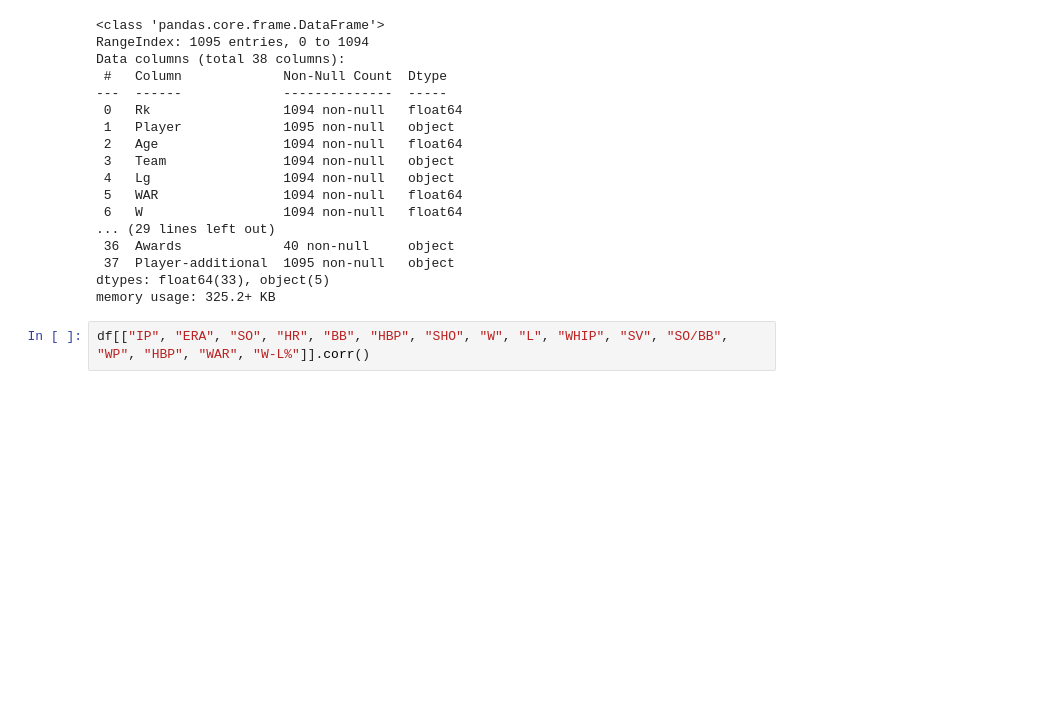
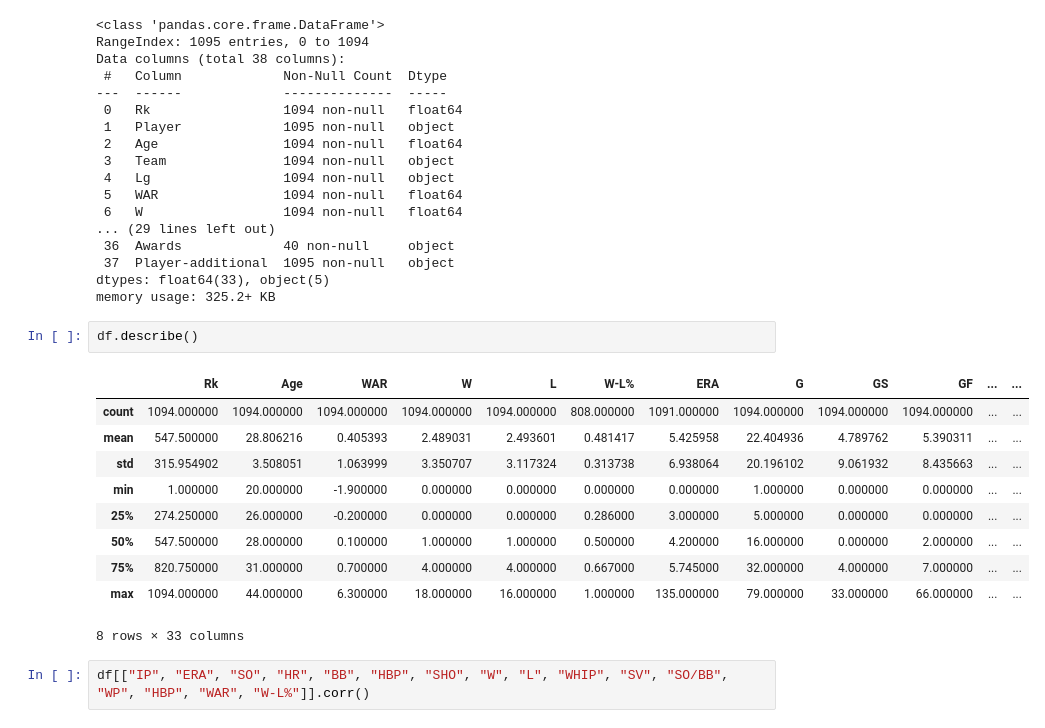
Before and after one commit to Tomas-Santana/ml-nb, a Jupyter notebook: 1/pitch_data_2024.ipynb, the cells around one changed output. Drawn from its saved outputs; the diff is of its cells as text; blank space fills up the shorter version.

```diff
--- a/1/pitch_data_2024.ipynb
+++ b/1/pitch_data_2024.ipynb
@@ -38,6 +38,19 @@ Data columns (total 38 columns):
  37  Player-additional  1095 non-null   object
 dtypes: float64(33), object(5)
 memory usage: 325.2+ KB
+# %%
+df.describe()
+# %% [output]
+|  | Rk | Age | WAR | W | L | W-L% | ERA | G | GS | GF | ... | ... |
+| count | 1094.000000 | 1094.000000 | 1094.000000 | 1094.000000 | 1094.000000 | 808.000000 | 1091.000000 | 1094.000000 | 1094.000000 | 1094.000000 | ... | ... |
+| mean | 547.500000 | 28.806216 | 0.405393 | 2.489031 | 2.493601 | 0.481417 | 5.425958 | 22.404936 | 4.789762 | 5.390311 | ... | ... |
+| std | 315.954902 | 3.508051 | 1.063999 | 3.350707 | 3.117324 | 0.313738 | 6.938064 | 20.196102 | 9.061932 | 8.435663 | ... | ... |
+| min | 1.000000 | 20.000000 | -1.900000 | 0.000000 | 0.000000 | 0.000000 | 0.000000 | 1.000000 | 0.000000 | 0.000000 | ... | ... |
+| 25% | 274.250000 | 26.000000 | -0.200000 | 0.000000 | 0.000000 | 0.286000 | 3.000000 | 5.000000 | 0.000000 | 0.000000 | ... | ... |
+| 50% | 547.500000 | 28.000000 | 0.100000 | 1.000000 | 1.000000 | 0.500000 | 4.200000 | 16.000000 | 0.000000 | 2.000000 | ... | ... |
+| 75% | 820.750000 | 31.000000 | 0.700000 | 4.000000 | 4.000000 | 0.667000 | 5.745000 | 32.000000 | 4.000000 | 7.000000 | ... | ... |
+| max | 1094.000000 | 44.000000 | 6.300000 | 18.000000 | 16.000000 | 1.000000 | 135.000000 | 79.000000 | 33.000000 | 66.000000 | ... | ... |
+8 rows × 33 columns
 # %%
 df[["IP", "ERA", "SO", "HR", "BB", "HBP", "SHO", "W", "L", "WHIP", "SV", "SO/BB", "WP", "HBP", "WAR", "W-L%"]].corr()
 # %% [output]
```
Also changed, not shown: parts of 1 cell of this notebook, 2 other files.
